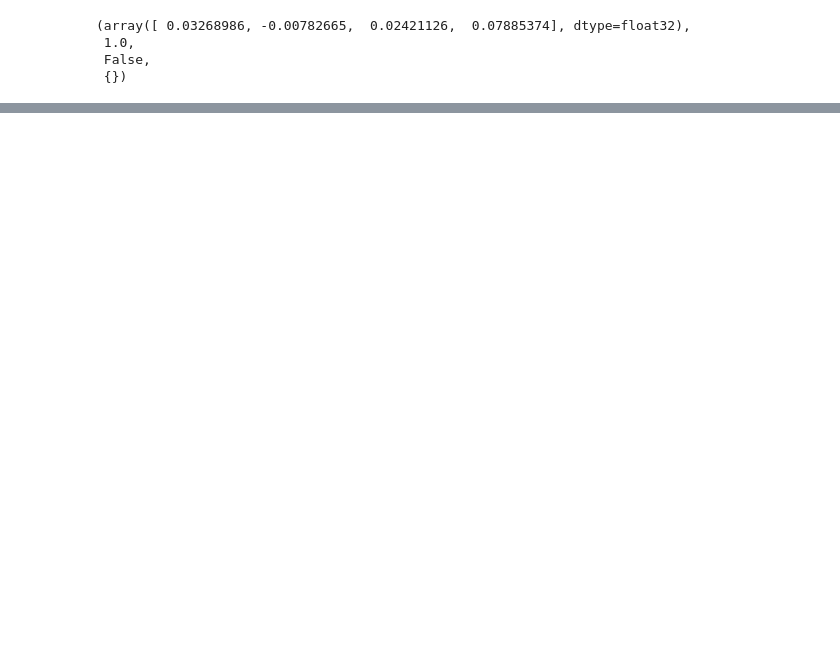
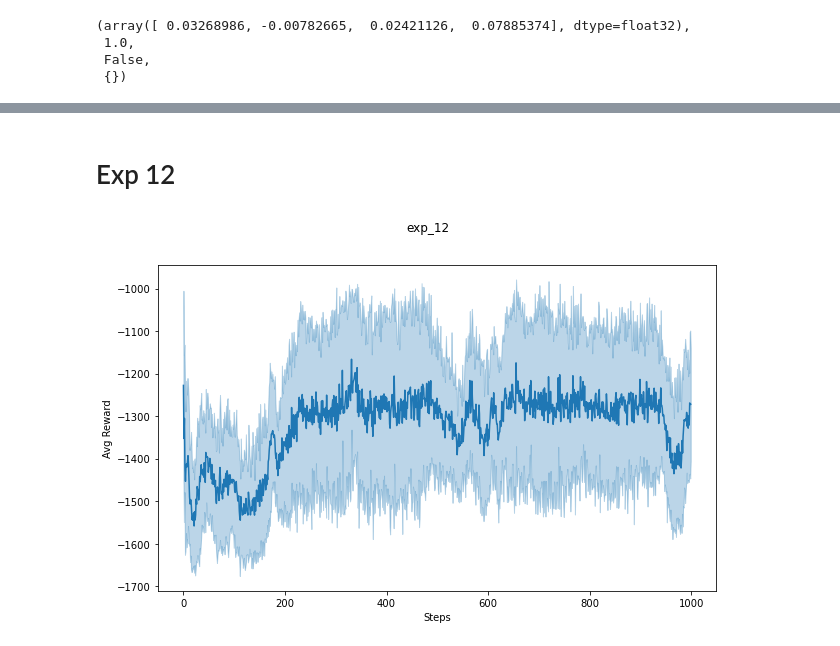
Before and after one commit to JLCdata/Reinforcement-Learning, a Jupyter notebook: T4/Entrega final T4/code/T4.ipynb, the cells around one changed output, grey strips where cells are left out. Drawn from its saved outputs; the diff is of its cells as text; code cells hidden in the pictures; blank space fills up the shorter version.

```diff
--- a/T4/Entrega final T4/code/T4.ipynb
+++ b/T4/Entrega final T4/code/T4.ipynb
@@ -365,0 +465,39 @@ ob_t1, reward, done, _ = env.step(action)
+# %%
+exp_12_1_Pendulum=pd.read_csv("exp_12_1_Pendulum.csv").set_index("steps").rename(columns={"avg_reward":"avg_reward1","std_reward":"std_reward1"})
+exp_12_2_Pendulum=pd.read_csv("exp_12_2_Pendulum.csv").set_index("steps").rename(columns={"avg_reward":"avg_reward2","std_reward":"std_reward2"})
+exp_12_3_Pendulum=pd.read_csv("exp_12_3_Pendulum.csv").set_index("steps").rename(columns={"avg_reward":"avg_reward3","std_reward":"std_reward3"})
+
+exp_22_1_Pendulum=pd.read_csv("exp_22_1_Pendulum.csv").set_index("steps").rename(columns={"avg_reward":"avg_reward1","std_reward":"std_reward1"})
+exp_22_2_Pendulum=pd.read_csv("exp_22_2_Pendulum.csv").set_index("steps").rename(columns={"avg_reward":"avg_reward2","std_reward":"std_reward2"})
+exp_22_3_Pendulum=pd.read_csv("exp_22_3_Pendulum.csv").set_index("steps").rename(columns={"avg_reward":"avg_reward3","std_reward":"std_reward3"})
+
+exp_32_1_Pendulum=pd.read_csv("exp_32_1_Pendulum.csv").set_index("steps").rename(columns={"avg_reward":"avg_reward1","std_reward":"std_reward1"})
+exp_32_2_Pendulum=pd.read_csv("exp_32_2_Pendulum.csv").set_index("steps").rename(columns={"avg_reward":"avg_reward2","std_reward":"std_reward2"})
+exp_32_3_Pendulum=pd.read_csv("exp_32_3_Pendulum.csv").set_index("steps").rename(columns={"avg_reward":"avg_reward3","std_reward":"std_reward3"})
+# %% [markdown]
+# Exp 12
+# %%
+# join de experimentos
+exp_12=exp_12_1_Pendulum
+for i in [exp_12_2_Pendulum,exp_12_3_Pendulum]:
+    exp_12=exp_12.join(i)
+
+# Promedio de experimentos
+exp_12_mean=pd.DataFrame()
+exp_12_mean["avg_reward"]=exp_12[["avg_reward1","avg_reward2","avg_reward3"]].mean(axis=1)
+exp_12_mean["std_reward"]=exp_12[["std_reward1","std_reward2","std_reward3"]].mean(axis=1)
+exp_12_mean.reset_index(inplace=True)
+tr_steps_vec=exp_12_mean["steps"]
+avg_reward_vec=exp_12_mean["avg_reward"]
+std_reward_vec= exp_12_mean["std_reward"]
+
+# Plot
+_, (ax1) = plt.subplots(1, 1, figsize=(10,6))
+ax1.plot(tr_steps_vec, avg_reward_vec, color='C0')
+ax1.fill_between(tr_steps_vec, avg_reward_vec-std_reward_vec, avg_reward_vec+std_reward_vec, color='C0', alpha=0.3)
+ax1.set_ylabel('Avg Reward')
+ax1.set_xlabel('Steps')
+plt.suptitle("exp_12")
+plt.show()
+# %% [output]
+[figure, added]
```
Also changed, not shown: parts of 21 cells of this notebook, 7 other files.
